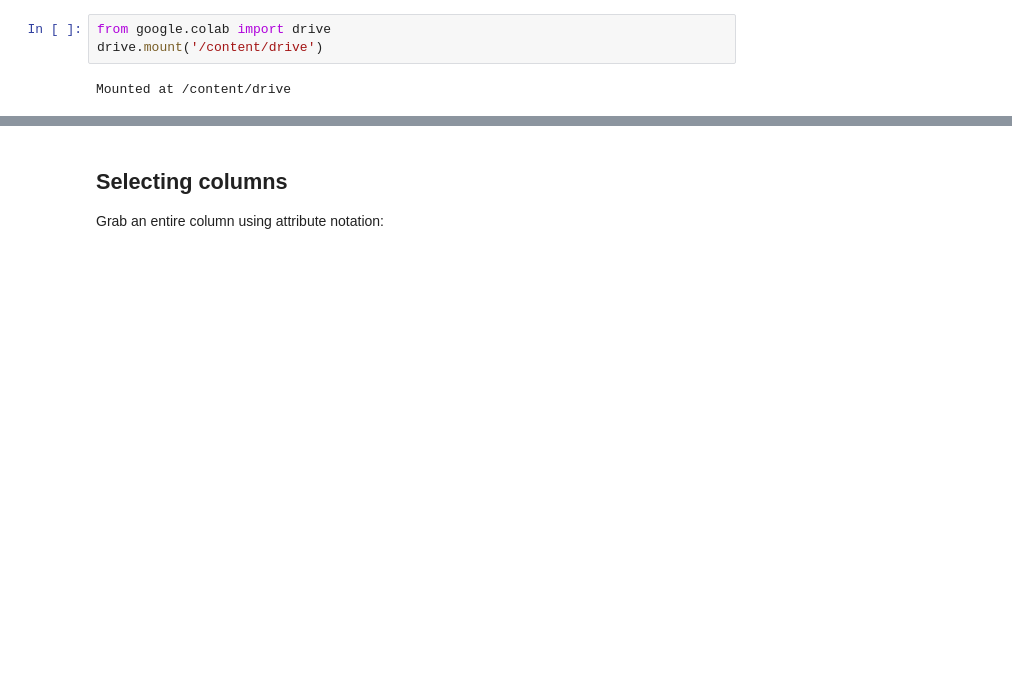
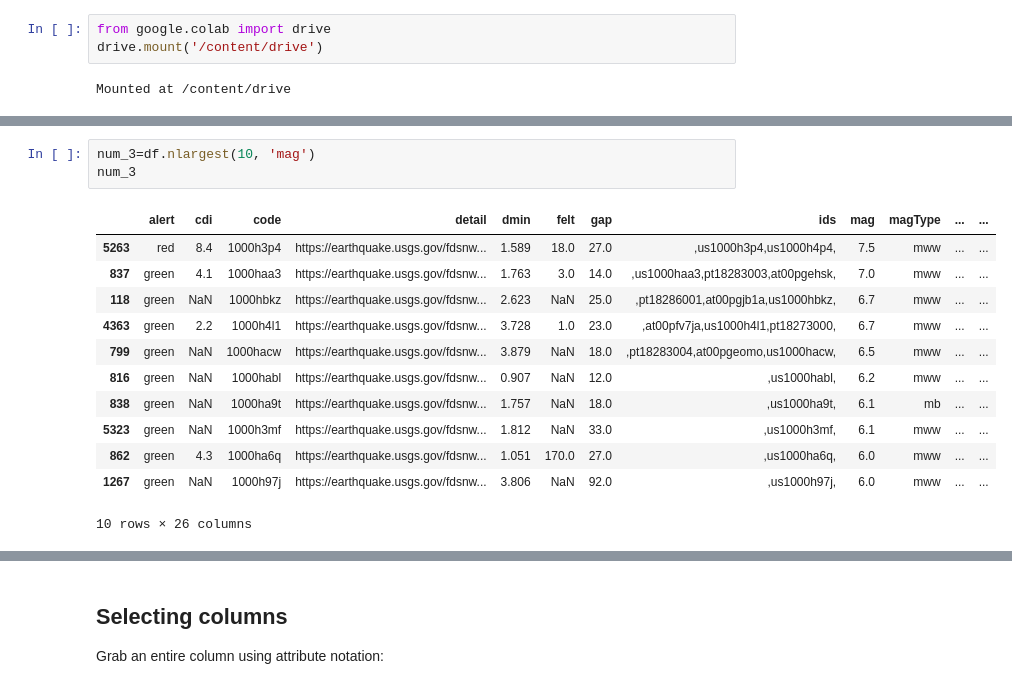
Before and after one commit to orom030/ML4AI, a Jupyter notebook: W3/AIML_W3_20203953_김가은.ipynb, the cells around one changed output, grey strips where cells are left out. Drawn from its saved outputs; the diff is of its cells as text; blank space fills up the shorter version.

```diff
--- a/W3/AIML_W3_20203953_김가은.ipynb
+++ b/W3/AIML_W3_20203953_김가은.ipynb
@@ -21,0 +80,16 @@ df = pd.read_csv('data/earthquakes.csv')
+# %%
+num_3=df.nlargest(10, 'mag')
+num_3
+# %% [output]
+|  | alert | cdi | code | detail | dmin | felt | gap | ids | mag | magType | ... | ... |
+| 5263 | red | 8.4 | 1000h3p4 | https://earthquake.usgs.gov/fdsnw... | 1.589 | 18.0 | 27.0 | ,us1000h3p4,us1000h4p4, | 7.5 | mww | ... | ... |
+| 837 | green | 4.1 | 1000haa3 | https://earthquake.usgs.gov/fdsnw... | 1.763 | 3.0 | 14.0 | ,us1000haa3,pt18283003,at00pgehsk, | 7.0 | mww | ... | ... |
+| 118 | green | NaN | 1000hbkz | https://earthquake.usgs.gov/fdsnw... | 2.623 | NaN | 25.0 | ,pt18286001,at00pgjb1a,us1000hbkz, | 6.7 | mww | ... | ... |
+| 4363 | green | 2.2 | 1000h4l1 | https://earthquake.usgs.gov/fdsnw... | 3.728 | 1.0 | 23.0 | ,at00pfv7ja,us1000h4l1,pt18273000, | 6.7 | mww | ... | ... |
+| 799 | green | NaN | 1000hacw | https://earthquake.usgs.gov/fdsnw... | 3.879 | NaN | 18.0 | ,pt18283004,at00pgeomo,us1000hacw, | 6.5 | mww | ... | ... |
+| 816 | green | NaN | 1000habl | https://earthquake.usgs.gov/fdsnw... | 0.907 | NaN | 12.0 | ,us1000habl, | 6.2 | mww | ... | ... |
+| 838 | green | NaN | 1000ha9t | https://earthquake.usgs.gov/fdsnw... | 1.757 | NaN | 18.0 | ,us1000ha9t, | 6.1 | mb | ... | ... |
+| 5323 | green | NaN | 1000h3mf | https://earthquake.usgs.gov/fdsnw... | 1.812 | NaN | 33.0 | ,us1000h3mf, | 6.1 | mww | ... | ... |
+| 862 | green | 4.3 | 1000ha6q | https://earthquake.usgs.gov/fdsnw... | 1.051 | 170.0 | 27.0 | ,us1000ha6q, | 6.0 | mww | ... | ... |
+| 1267 | green | NaN | 1000h97j | https://earthquake.usgs.gov/fdsnw... | 3.806 | NaN | 92.0 | ,us1000h97j, | 6.0 | mww | ... | ... |
+10 rows × 26 columns
```
Also changed, not shown: parts of 10 cells of this notebook.
